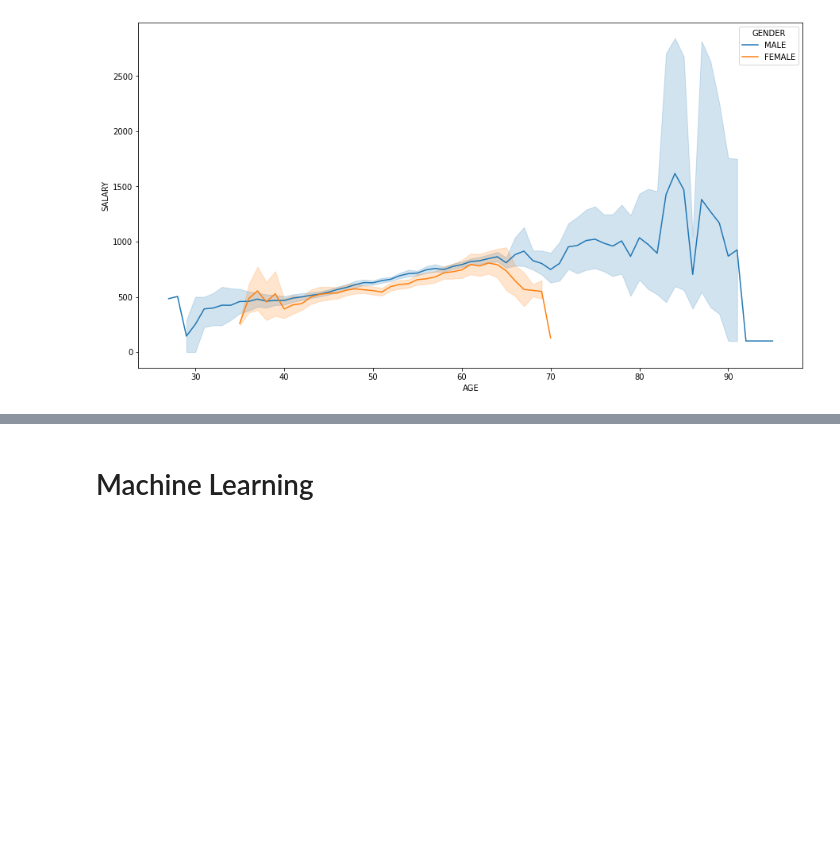
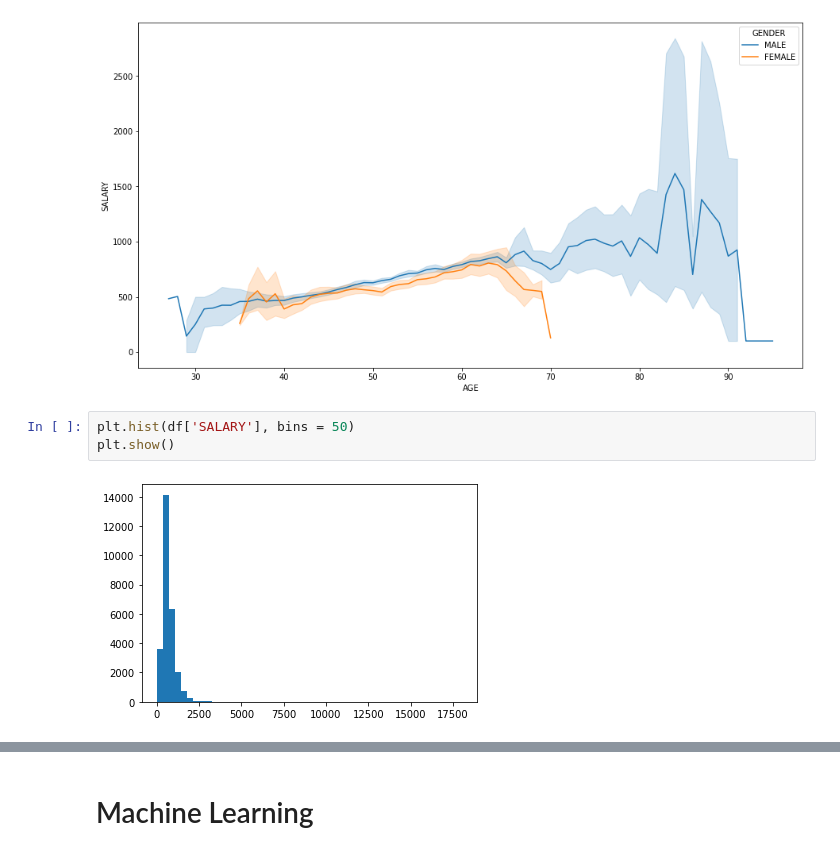
Before and after one commit to ashirm1999/Stock-Price-Prediction-Using-Neural-Network, a Jupyter notebook: Data_Initiative_RA_Project.ipynb, the cells around one changed output, grey strips where cells are left out. Drawn from its saved outputs; the diff is of its cells as text; blank space fills up the shorter version.

```diff
--- a/Data_Initiative_RA_Project.ipynb
+++ b/Data_Initiative_RA_Project.ipynb
@@ -134,3 +137,8 @@ sns.lineplot('AGE', 'SALARY', data = df, hue = 'GENDER')
 # %% [output]
 <matplotlib.axes._subplots.AxesSubplot at 0x...>
 [figure]
+# %%
+plt.hist(df['SALARY'], bins = 50)
+plt.show()
+# %% [output]
+[figure, added]
```
Also changed, not shown: parts of 17 cells of this notebook.
